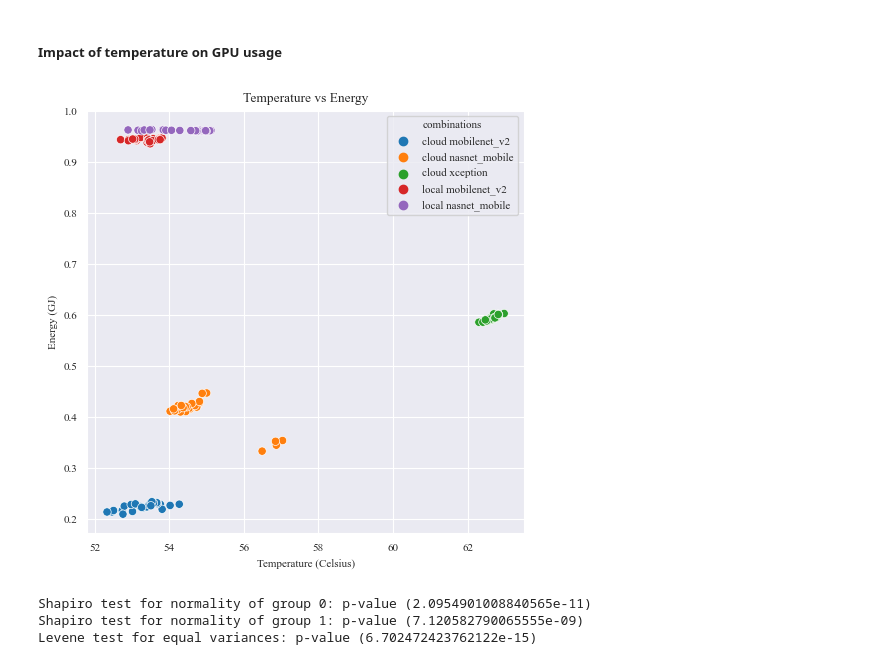
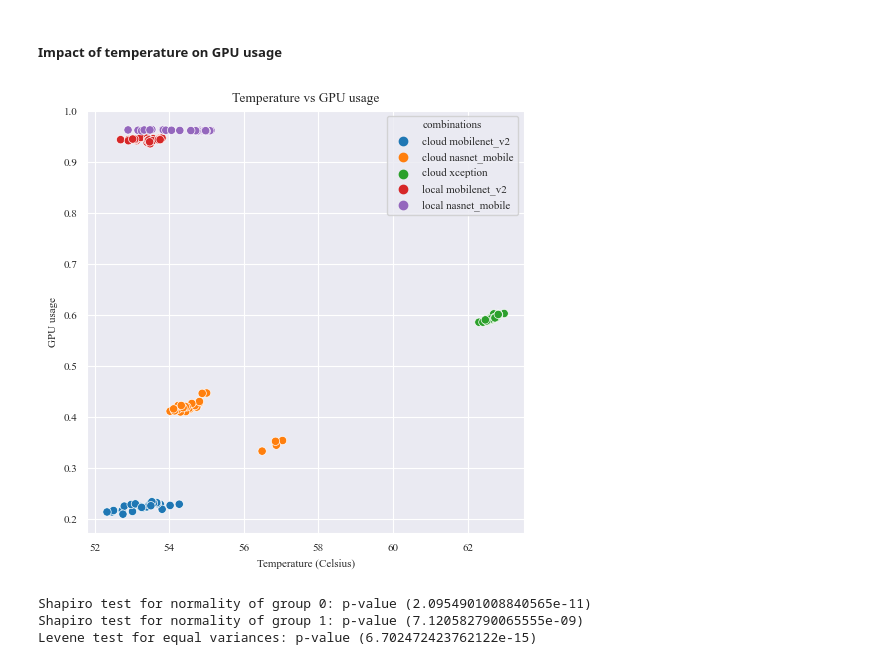
Before and after one commit to santidrj/DL-energetic-impact-analysis, a Jupyter notebook: data-analysis.ipynb, the cells around one changed output. Drawn from its saved outputs; the diff is of its cells as text; code cells hidden in the pictures.

```diff
--- a/data-analysis.ipynb
+++ b/data-analysis.ipynb
@@ -32,7 +32,9 @@ SAVE_FIGS = False
 # %% [markdown]
 ## Load the dataset
 # %%
-analysis_df = pd.read_parquet(os.path.join(DATA_DIR, "processed", "dl-training-energy-consumption-dataset.gzip"))
+analysis_df = pd.read_parquet(
+    os.path.join(DATA_DIR, "processed", "dl-training-energy-consumption-dataset.gzip")
+)
 analysis_df.head(1).to_json(orient="records")
 # %% [output]
 '[{"training strategy":"cloud","architecture":"mobilenet_v2","run":0,"training duration (h)":0.7350283333,"gpu working time (h)":0.1689055556,"gpu usage":0.2299773071,"gpu memory working time (h)":0.0 ...
@@ -442,16 +444,16 @@ temp_vs_gpu_usage_df["combinations"] = (
 # %%
 _, axes = plt.subplots(1, 1, figsize=(5, 5))
 ax = sns.scatterplot(
     temp_vs_gpu_usage_df, x="temperature", y="gpu_usage", ax=axes, hue="combinations"
 )
-ax.set_title("Temperature vs Energy")
+ax.set_title("Temperature vs GPU usage")
 ax.set_xlabel("Temperature (Celsius)")
-ax.set_ylabel("Energy (GJ)")
+ax.set_ylabel("GPU usage")
 
 if SAVE_FIGS:
     plt.savefig(os.path.join(FIGURES_DIR, "temperature-gpu_usage-scatter.eps"))
 # %% [output]
-[figure, old version]
+[figure, new version]
 # %%
 cloud_df = temp_vs_gpu_usage_df.query("`training strategy` == 'cloud'")
 test_assumptions(cloud_df["temperature"], cloud_df["gpu_usage"])
```
Also changed, not shown: parts of 1 cell of this notebook.
